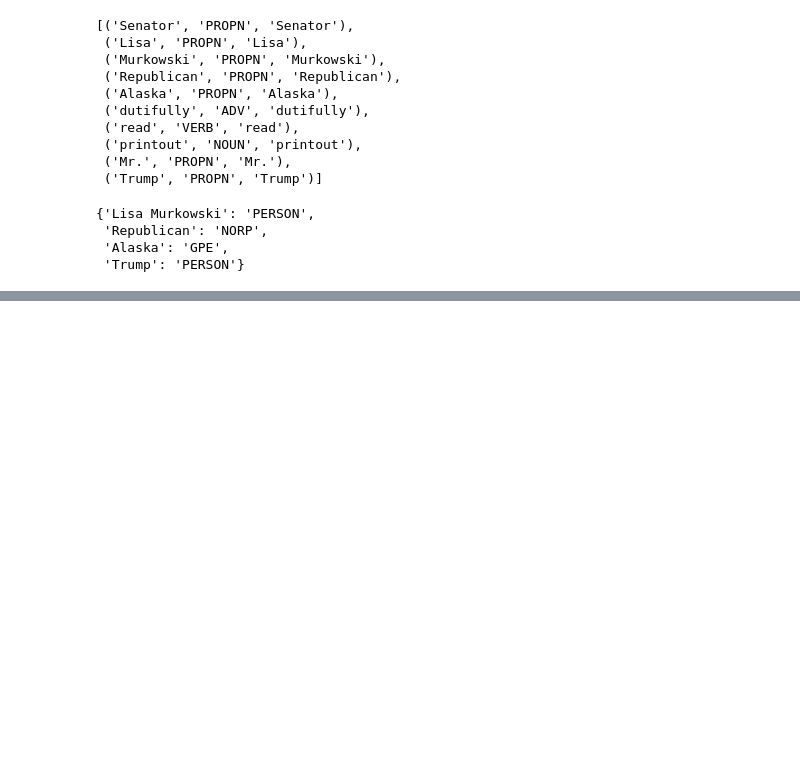
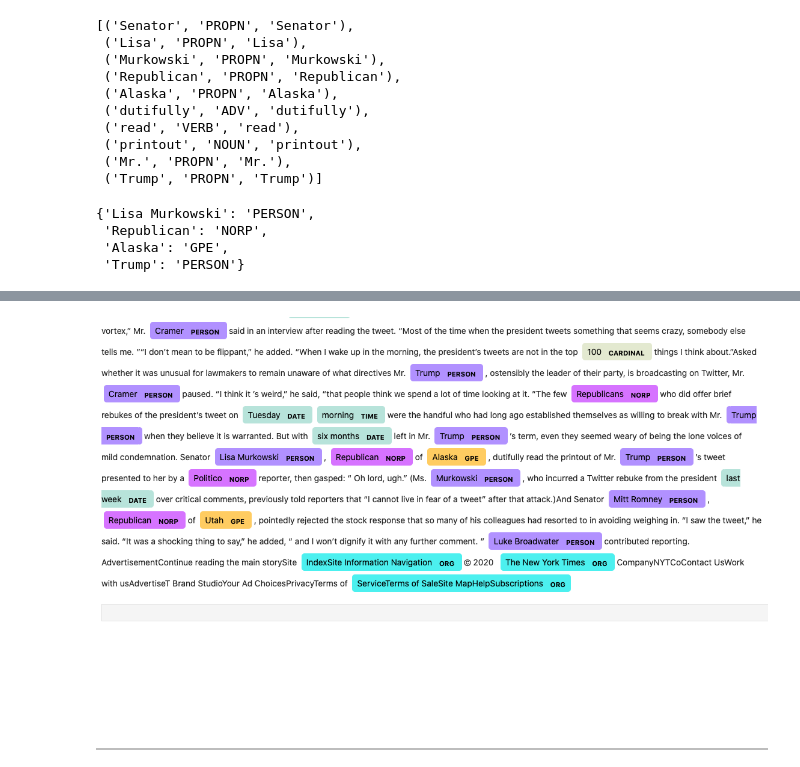
Before and after one commit to deep1401/Entity_Recognition, a Jupyter notebook: Entity Recognition.ipynb, the cells around one changed output, grey strips where cells are left out. Saved outputs shown, nothing was run; the diff lists cells and outputs as text; code cells hidden in the pictures; blank space fills up the shorter version.

```diff
--- a/Entity Recognition.ipynb
+++ b/Entity Recognition.ipynb
@@ -118,0 +127,4 @@ Republicans NORP Prefer Not to See ItEven when presented with a printout of the
+# %%
+Image(filename='images/demo4.png')
+# %% [output]
+[figure, added]
```
Also changed, not shown: parts of 7 cells of this notebook.
